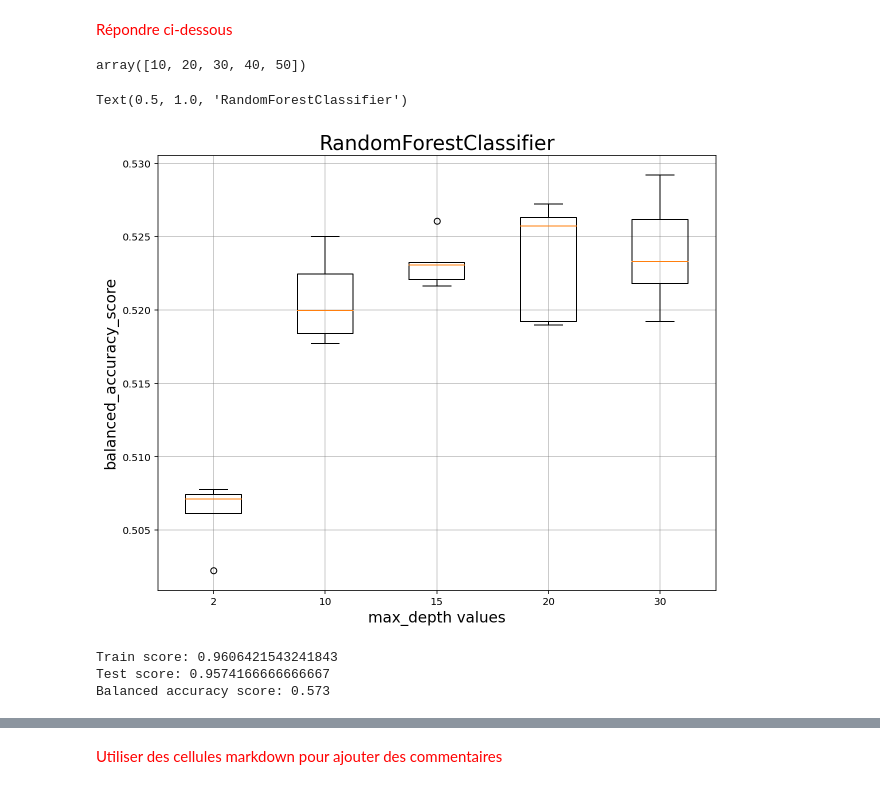
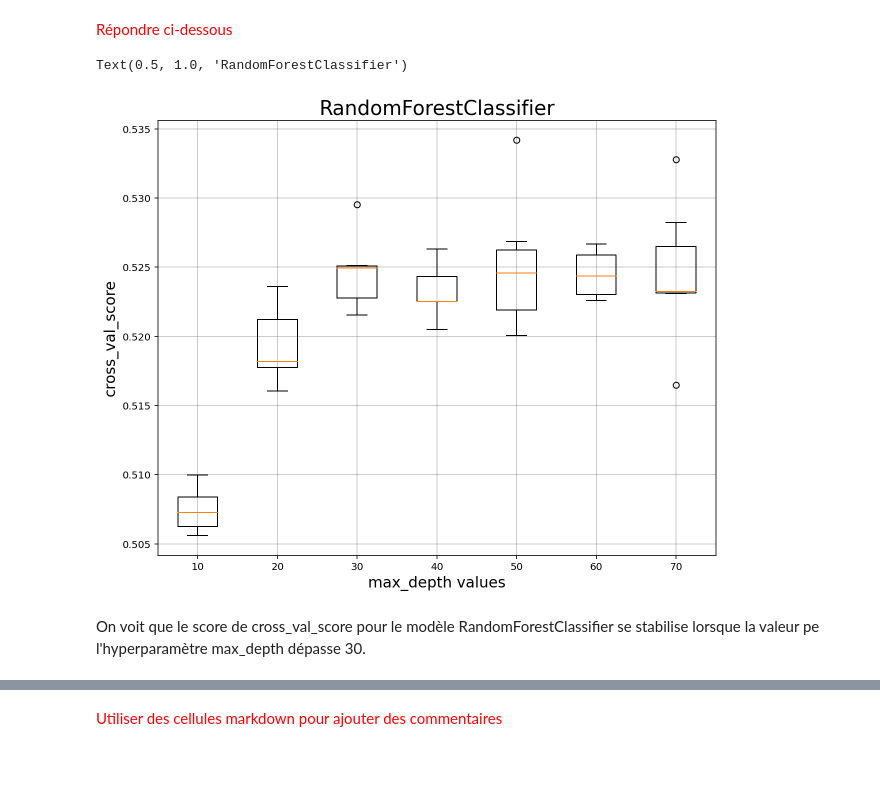
Before and after one commit to Falmeda/ProjetIS2D, a Jupyter notebook: Projet.ipynb, the cells around one changed output, grey strips where cells are left out. Drawn from its saved outputs; the diff is of its cells as text; code cells hidden in the pictures; blank space fills up the shorter version.

```diff
--- a/Projet.ipynb
+++ b/Projet.ipynb
@@ -842,0 +835,18 @@ On voit que le modèle SGDClassifier ale meilleur score de validation croisée (
+# %%
+# On cherche les meilleurs hyperparamètres pour MultinomialNB
+model = naive_bayes.MultinomialNB()
+model.fit(x_train,y_train)
+
+y_pred = model.predict(x_valid)
+
+params = {
+    'alpha' : [ 0.0001, 0.001, 0.01, 0.1,  0.5, 1, 10 ]
+    }
+
+grid = model_selection.GridSearchCV(naive_bayes.MultinomialNB(), param_grid=params, n_jobs=-1, cv=CV, scoring=SCORING, verbose=5)
+grid.fit(x_1hot_df,ys)
+
+print('Train Accuracy : %.3f'%grid.best_estimator_.score(x_train, y_train))
+print('Test Accuracy : %.3f'%grid.best_estimator_.score(x_valid, y_valid))
+print('Best Accuracy Through Grid Search : %.3f'%grid.best_score_)
+print('Best Parameters : ',grid.best_params_)
@@ -842,0 +859,19 @@ On voit que le modèle SGDClassifier ale meilleur score de validation croisée (
+# %%
+# On cherche les meilleurs hyperparamètres pour RandomForestClassifier
+model = ensemble.RandomForestClassifier()
+model.fit(x_train,y_train)
+
+y_pred = model.predict(x_valid)
+
+params = {
+    'n_estimators' : np.arange(10,200,20),
+    'max_depth' : np.arange(10, 200, 20),
+    }
+
+grid = model_selection.GridSearchCV(ensemble.RandomForestClassifier(), param_grid=params, n_jobs=-1, cv=5, scoring=SCORING, verbose=5)
+grid.fit(x_1hot_df,ys)
+
+print('Train Accuracy : %.3f'%grid.best_estimator_.score(x_train, y_train))
+print('Test Accuracy : %.3f'%grid.best_estimator_.score(x_valid, y_valid))
+print('Best Accuracy Through Grid Search : %.3f'%grid.best_score_)
+print('Best Parameters : ',grid.best_params_)
@@ -877,20 +912,15 @@ L'utilisation de la cross validation et de l'exploration des hyperparamètres ne
 <span style="color:red">
     Répondre ci-dessous
 </span>
-# %%
-test = np.arange(10,51,10)
-test
-# %% [output]
-array([10, 20, 30, 40, 50])
 # %%
 # On regarde le modèle RandomForestClassifier
 # On choisi de regarder l'hyperparamètre "max_depth"
-test_values = np.arange(10,51,10)
+test_values = np.arange(10,71,10)
 values = []
 for x in range(len(test_values)):
     values.append([])
 
-    # On calcule la balanced accuracy pour différentes valeurs
+    # On calcule le cross_val_score pour différentes valeurs
 
     for i in test_values:
         model = ensemble.RandomForestClassifier(n_estimators=1, max_depth = i)
@@ -908,31 +938,17 @@ for i in range(len(values)):
 # %%
 # On réalise un graphe de ces variations
 
 fig1, ax = plt.subplots(figsize = (10,8))
 ax.boxplot(res)
 ax.yaxis.grid(True, linestyle='-', which='major', color='grey',alpha=0.5)
 ax.xaxis.grid(True, linestyle='-', which='major', color='grey',alpha=0.5)
-ax.set_ylabel('balanced_accuracy_score', fontsize = 15)
+ax.set_ylabel('cross_val_score', fontsize = 15)
 ax.set_xlabel('max_depth values', fontsize = 15)
-ax.set_xticklabels([2,10,15,20,30,40])
+ax.set_xticklabels(test_values)
 ax.set_title('RandomForestClassifier', fontsize = 20)
 # %% [output]
 Text(0.5, 1.0, 'RandomForestClassifier')
-[figure, old version]
+[figure, new version]
-# %%
-# On effectue la même opération avec le modèle
-
-model = linear_model.SGDClassifier()
-
-model.fit(x_train, y_train)
-print('Train score:',model.score(x_train,y_train))
-print('Test score:', model.score(x_valid, y_valid))
-
-y_pred = model.predict(x_train)
-score = metrics.balanced_accuracy_score(y_train, y_pred)
-print(f"Balanced accuracy score: {score:.3g}")
-# %% [output]
-Train score: 0.9606421543241843
-Test score: 0.9574166666666667
-Balanced accuracy score: 0.573
+# %% [markdown]
+On voit que le score de cross_val_score pour le modèle RandomForestClassifier se stabilise lorsque la valeur pe l'hyperparamètre max_depth dépasse 30.
 # %%
```
Also changed, not shown: parts of 24 cells of this notebook.
